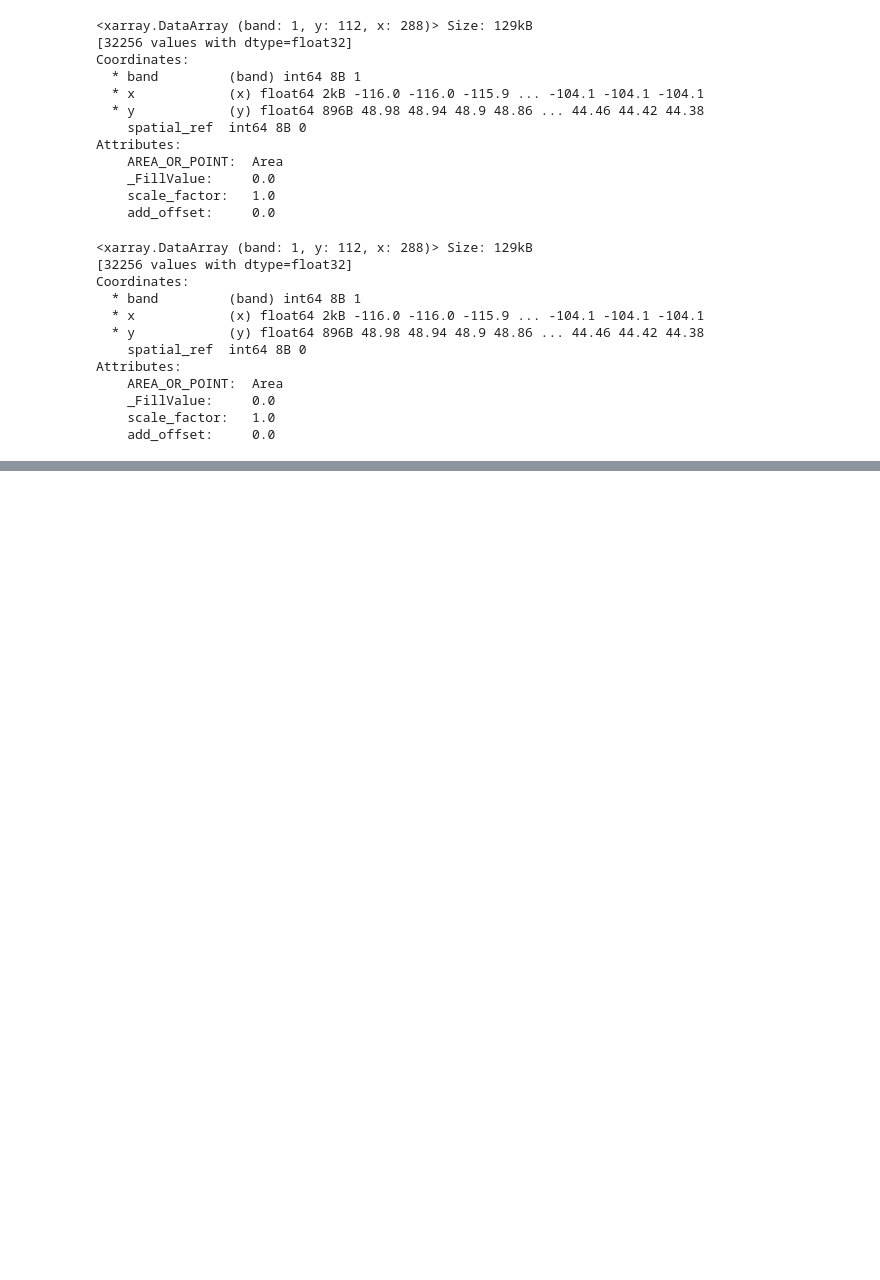
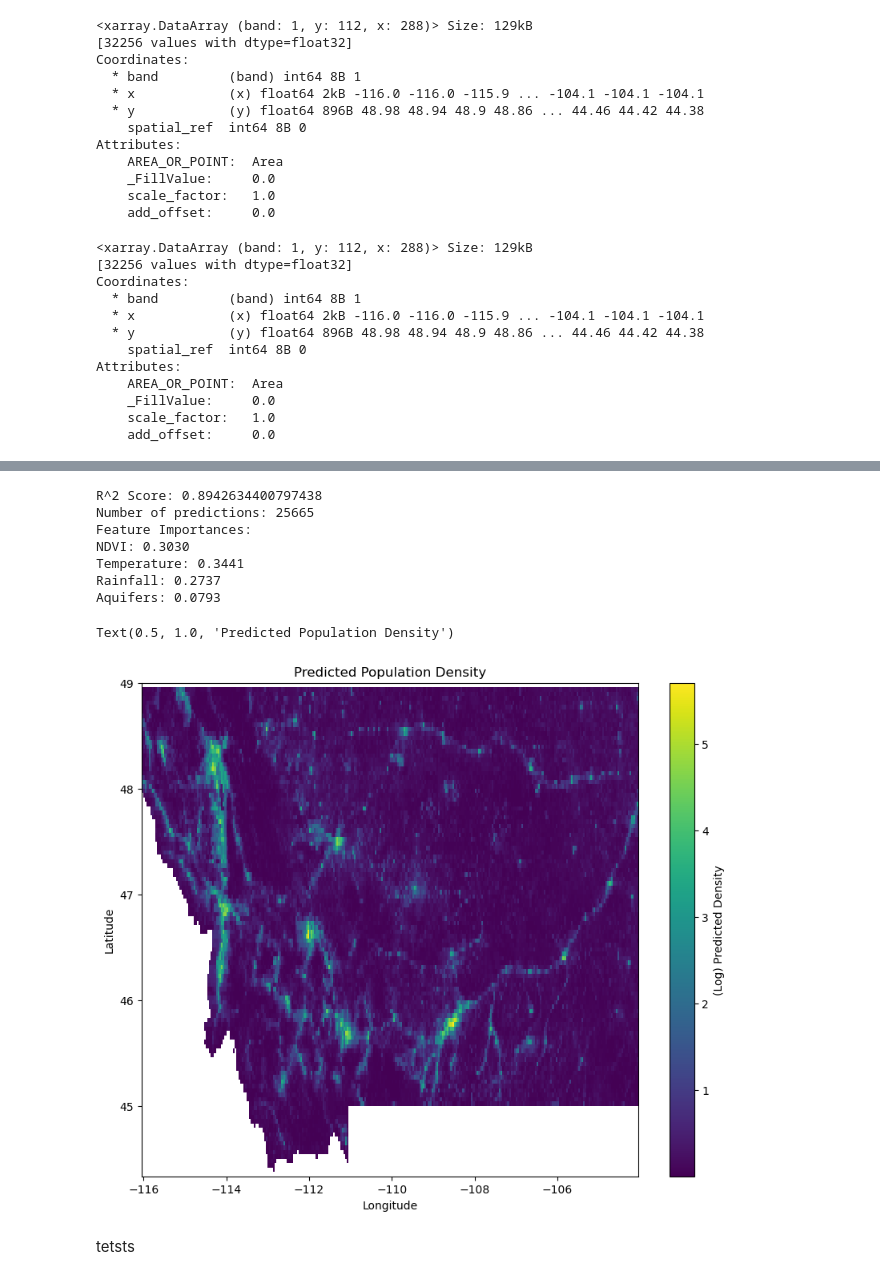
Before and after one commit to Chigiriq/geoP3, a Jupyter notebook: v3.ipynb, the cells around one changed output, grey strips where cells are left out. Cells and saved outputs as stored; diff of their text form; code cells hidden in the pictures; blank space fills up the shorter version.

```diff
--- a/v3.ipynb
+++ b/v3.ipynb
@@ -988,0 +1084,14 @@ water.plot()
+# %%
+import numpy as np
+import xarray as xr
+
+#copy dims of log_p_dens
+new_xarray3 = log_pop_data_resampled.copy()
+
+#find not nan locations
+non_nan_indices = np.where(~np.isnan(log_pop_data_resampled.values))
+
+#assign seqentially through p_dens since it follows orig pattern
+new_xarray3.values[non_nan_indices] = y_pred3
+
+print(new_xarray3)
@@ -988,0 +1116,31 @@ water.plot()
+# %%
+print("R^2 Score:", r2_score(y_train3, y_pred3))
+print("Number of predictions:", len(y_pred3))
+
+feat_names3 = ["NDVI", "Temperature", "Rainfall", "Aquifers"]
+feature_importances3 = model3.feature_importances_
+print("Feature Importances:")
+for name, importance in zip(feat_names3, feature_importances3):
+    print(f"{name}: {importance:.4f}")
+ax3 = new_xarray3.plot(
+    cmap='viridis',
+    figsize=(10, 8),
+    cbar_kwargs={'label': '(Log) Predicted Density'},
+    # robust=True,
+    add_colorbar=True,
+)
+
+ax3 = plt.gca()
+ax3.set_xlabel('Longitude')
+ax3.set_ylabel('Latitude')
+ax3.set_title('Predicted Population Density')
+# %% [output]
+R^2 Score: 0.8942634400797438
+Number of predictions: 25665
+Feature Importances:
+NDVI: 0.3030
+Temperature: 0.3441
+Rainfall: 0.2737
+Aquifers: 0.0793
+Text(0.5, 1.0, 'Predicted Population Density')
+[figure, added]
@@ -988,0 +1150,2 @@ water.plot()
+# %% [markdown]
+tetsts
```
Also changed, not shown: parts of 14 cells of this notebook, 1 other file.
